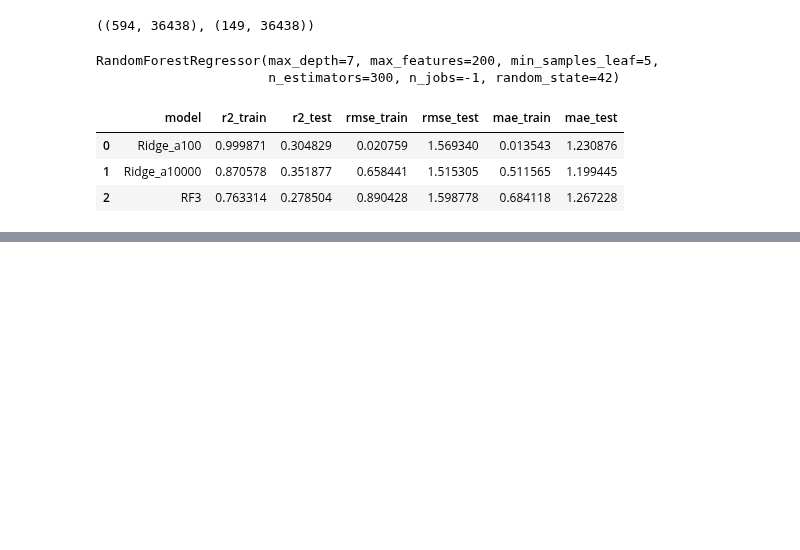
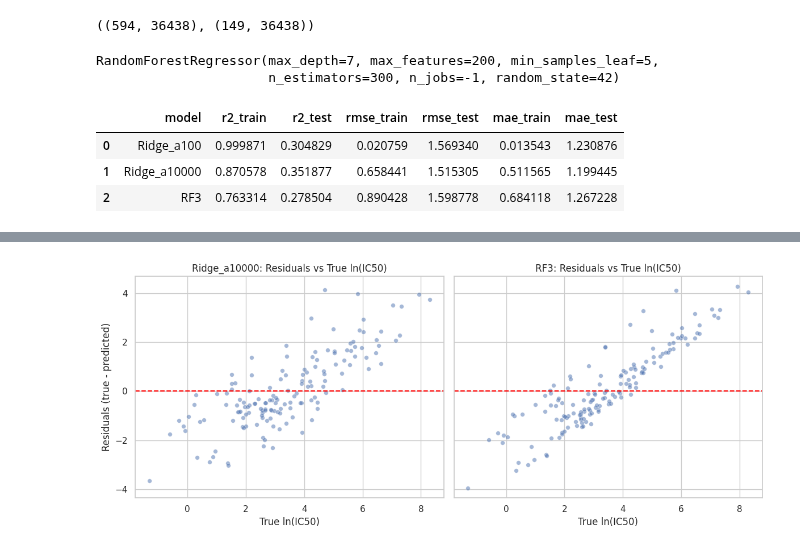
Before and after one commit to AarzuM39/gdsc-drug-response-project, a Jupyter notebook: notebooks/04_model_comparison_and_interpretation.ipynb, the cells around one changed output, grey strips where cells are left out. Drawn from its saved outputs; the diff is of its cells as text; code cells hidden in the pictures; blank space fills up the shorter version.

```diff
--- a/notebooks/04_model_comparison_and_interpretation.ipynb
+++ b/notebooks/04_model_comparison_and_interpretation.ipynb
@@ -134,0 +204,50 @@ metrics_df
+# %%
+# Predictions on the test set
+ridge_preds = ridge_a10000.predict(X_test)
+rf3_preds = rf3.predict(X_test)
+
+# Residuals = true - predicted
+ridge_resid = y_test - ridge_preds
+rf3_resid = y_test - rf3_preds
+
+# Data for plotting
+resid_df = pd.DataFrame({
+    "true": y_test,
+    "Ridge_a10000_resid": ridge_resid,
+    "RF3_resid": rf3_resid
+})
+
+fig, axes = plt.subplots(1, 2, figsize=(12, 5), sharey=True)
+
+# Ridge residual plot
+sns.scatterplot(
+    x="true",
+    y="Ridge_a10000_resid",
+    data=resid_df,
+    alpha=0.5,
+    s=30,
+    ax=axes[0]
+)
+axes[0].axhline(0, color="red", linestyle="--")
+axes[0].set_title("Ridge_a10000: Residuals vs True ln(IC50)")
+axes[0].set_xlabel("True ln(IC50)")
+axes[0].set_ylabel("Residuals (true - predicted)")
+
+# RF residual plot
+sns.scatterplot(
+    x="true",
+    y="RF3_resid",
+    data=resid_df,
+    alpha=0.5,
+    s=30,
+    ax=axes[1]
+)
+axes[1].axhline(0, color="red", linestyle="--")
+axes[1].set_title("RF3: Residuals vs True ln(IC50)")
+axes[1].set_xlabel("True ln(IC50)")
+axes[1].set_ylabel("Residuals (true - predicted)")
+
+plt.tight_layout()
+plt.show()
+# %% [output]
+[figure, added]
```
Also changed, not shown: parts of 7 cells of this notebook.
